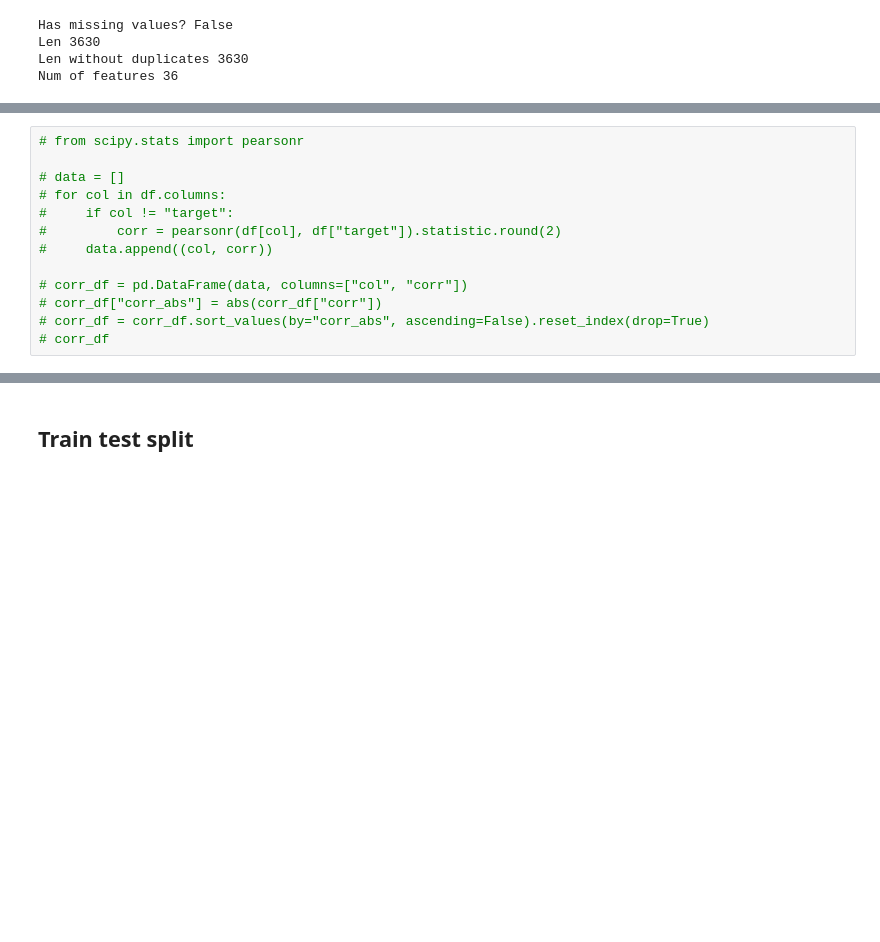
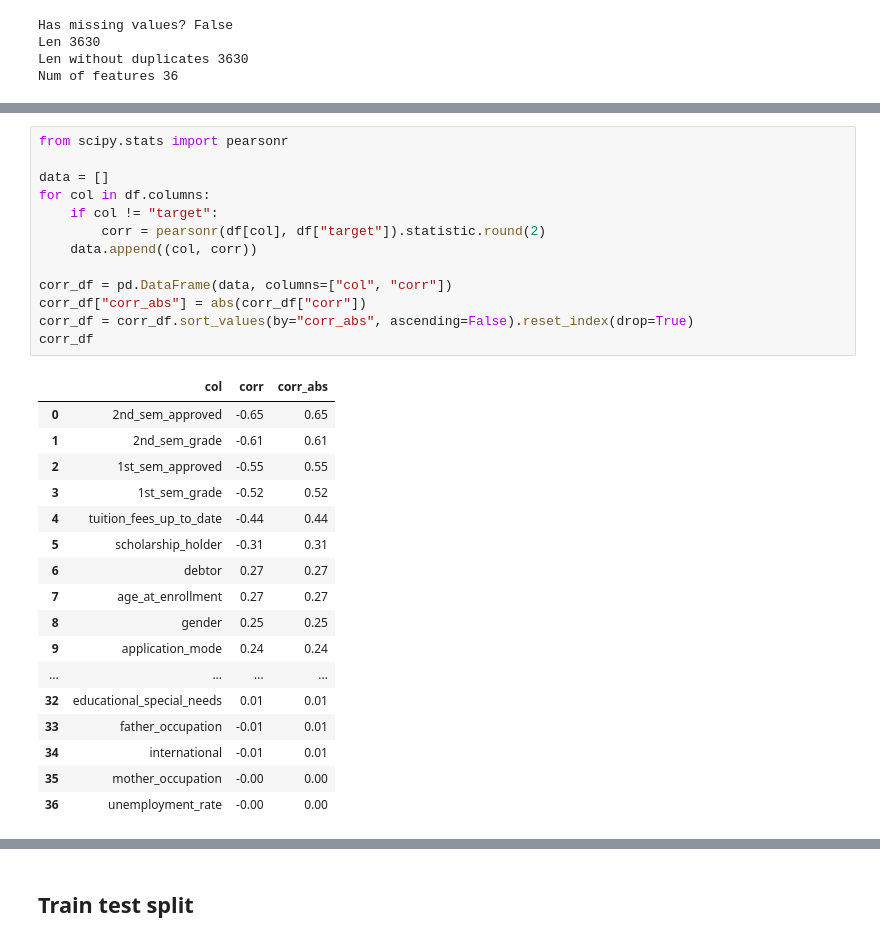
Before and after one commit to idj97/student_dropout, a Jupyter notebook: notebook.ipynb, the cells around one changed output, grey strips where cells are left out. Cells and saved outputs as stored; diff of their text form; blank space fills up the shorter version.

```diff
--- a/notebook.ipynb
+++ b/notebook.ipynb
@@ -114,14 +119,32 @@ Num of features 36
 # %%
-# from scipy.stats import pearsonr
+from scipy.stats import pearsonr
 
-# data = []
-# for col in df.columns:
-#     if col != "target":
-#         corr = pearsonr(df[col], df["target"]).statistic.round(2)
-#     data.append((col, corr))
+data = []
+for col in df.columns:
+    if col != "target":
+        corr = pearsonr(df[col], df["target"]).statistic.round(2)
+    data.append((col, corr))
 
-# corr_df = pd.DataFrame(data, columns=["col", "corr"])
-# corr_df["corr_abs"] = abs(corr_df["corr"])
-# corr_df = corr_df.sort_values(by="corr_abs", ascending=False).reset_index(drop=True)
-# corr_df
+corr_df = pd.DataFrame(data, columns=["col", "corr"])
+corr_df["corr_abs"] = abs(corr_df["corr"])
+corr_df = corr_df.sort_values(by="corr_abs", ascending=False).reset_index(drop=True)
+corr_df
+# %% [output]
+|  | col | corr | corr_abs |
+| 0 | 2nd_sem_approved | -0.65 | 0.65 |
+| 1 | 2nd_sem_grade | -0.61 | 0.61 |
+| 2 | 1st_sem_approved | -0.55 | 0.55 |
+| 3 | 1st_sem_grade | -0.52 | 0.52 |
+| 4 | tuition_fees_up_to_date | -0.44 | 0.44 |
+| 5 | scholarship_holder | -0.31 | 0.31 |
+| 6 | debtor | 0.27 | 0.27 |
+| 7 | age_at_enrollment | 0.27 | 0.27 |
+| 8 | gender | 0.25 | 0.25 |
+| 9 | application_mode | 0.24 | 0.24 |
+| ... | ... | ... | ... |
+| 32 | educational_special_needs | 0.01 | 0.01 |
+| 33 | father_occupation | -0.01 | 0.01 |
+| 34 | international | -0.01 | 0.01 |
+| 35 | mother_occupation | -0.00 | 0.00 |
+| 36 | unemployment_rate | -0.00 | 0.00 |
 # %%
```
Also changed, not shown: parts of 11 cells of this notebook, 17 other files.
